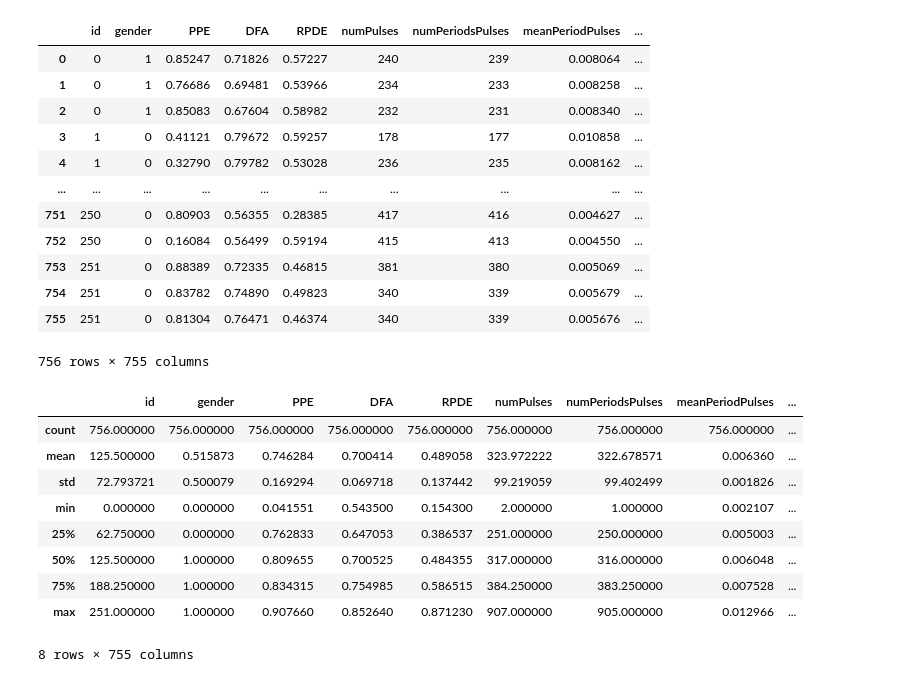
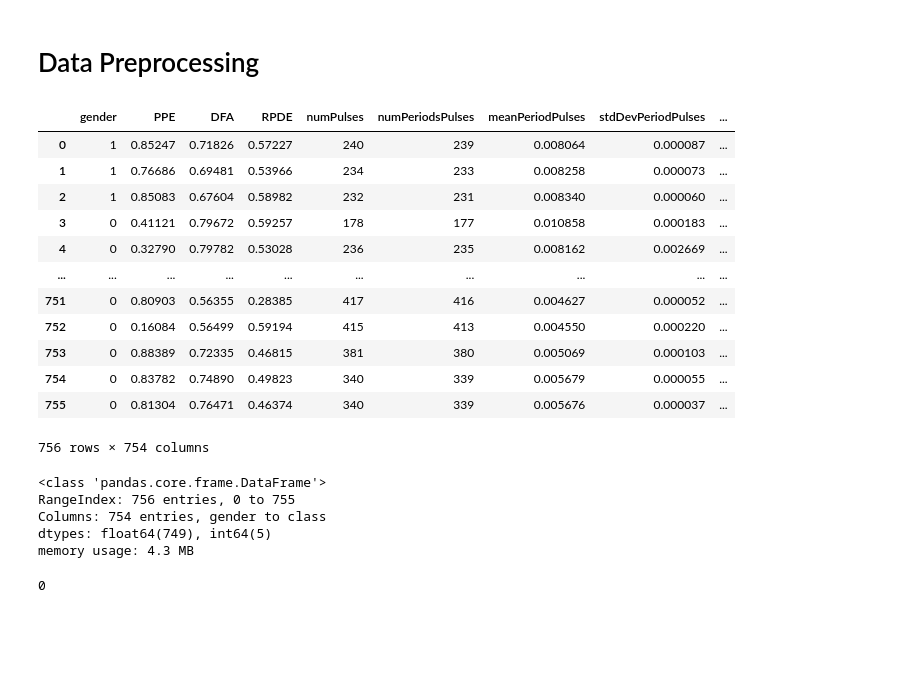
Before and after one commit to Durixas/Parkinson-s-Disease-Prediction-with-Voice-Data, a Jupyter notebook: parkinson.ipynb, the cells around one changed output. Cells and saved outputs as stored; diff of their text form; code cells hidden in the pictures; blank space fills up the shorter version.

```diff
--- a/parkinson.ipynb
+++ b/parkinson.ipynb
@@ -5,30 +15,33 @@ import matplotlib.pyplot as plt
+# %% [markdown]
+# Data Preprocessing
 # %%
 data = pd.read_csv('pd_speech_features.csv', skiprows=1)
+data = data.iloc[:,1:]
 data
 # %% [output]
-|  | id | gender | PPE | DFA | RPDE | numPulses | numPeriodsPulses | meanPeriodPulses | ... |
-| 0 | 0 | 1 | 0.85247 | 0.71826 | 0.57227 | 240 | 239 | 0.008064 | ... |
-| 1 | 0 | 1 | 0.76686 | 0.69481 | 0.53966 | 234 | 233 | 0.008258 | ... |
-| 2 | 0 | 1 | 0.85083 | 0.67604 | 0.58982 | 232 | 231 | 0.008340 | ... |
-| 3 | 1 | 0 | 0.41121 | 0.79672 | 0.59257 | 178 | 177 | 0.010858 | ... |
-| 4 | 1 | 0 | 0.32790 | 0.79782 | 0.53028 | 236 | 235 | 0.008162 | ... |
+|  | gender | PPE | DFA | RPDE | numPulses | numPeriodsPulses | meanPeriodPulses | stdDevPeriodPulses | ... |
+| 0 | 1 | 0.85247 | 0.71826 | 0.57227 | 240 | 239 | 0.008064 | 0.000087 | ... |
+| 1 | 1 | 0.76686 | 0.69481 | 0.53966 | 234 | 233 | 0.008258 | 0.000073 | ... |
+| 2 | 1 | 0.85083 | 0.67604 | 0.58982 | 232 | 231 | 0.008340 | 0.000060 | ... |
+| 3 | 0 | 0.41121 | 0.79672 | 0.59257 | 178 | 177 | 0.010858 | 0.000183 | ... |
+| 4 | 0 | 0.32790 | 0.79782 | 0.53028 | 236 | 235 | 0.008162 | 0.002669 | ... |
 | ... | ... | ... | ... | ... | ... | ... | ... | ... | ... |
-| 751 | 250 | 0 | 0.80903 | 0.56355 | 0.28385 | 417 | 416 | 0.004627 | ... |
-| 752 | 250 | 0 | 0.16084 | 0.56499 | 0.59194 | 415 | 413 | 0.004550 | ... |
-| 753 | 251 | 0 | 0.88389 | 0.72335 | 0.46815 | 381 | 380 | 0.005069 | ... |
-| 754 | 251 | 0 | 0.83782 | 0.74890 | 0.49823 | 340 | 339 | 0.005679 | ... |
-| 755 | 251 | 0 | 0.81304 | 0.76471 | 0.46374 | 340 | 339 | 0.005676 | ... |
+| 751 | 0 | 0.80903 | 0.56355 | 0.28385 | 417 | 416 | 0.004627 | 0.000052 | ... |
+| 752 | 0 | 0.16084 | 0.56499 | 0.59194 | 415 | 413 | 0.004550 | 0.000220 | ... |
+| 753 | 0 | 0.88389 | 0.72335 | 0.46815 | 381 | 380 | 0.005069 | 0.000103 | ... |
+| 754 | 0 | 0.83782 | 0.74890 | 0.49823 | 340 | 339 | 0.005679 | 0.000055 | ... |
+| 755 | 0 | 0.81304 | 0.76471 | 0.46374 | 340 | 339 | 0.005676 | 0.000037 | ... |
-756 rows × 755 columns
+756 rows × 754 columns
 # %%
-data.describe()
+data.info()
 # %% [output]
-|  | id | gender | PPE | DFA | RPDE | numPulses | numPeriodsPulses | meanPeriodPulses | ... |
-| count | 756.000000 | 756.000000 | 756.000000 | 756.000000 | 756.000000 | 756.000000 | 756.000000 | 756.000000 | ... |
-| mean | 125.500000 | 0.515873 | 0.746284 | 0.700414 | 0.489058 | 323.972222 | 322.678571 | 0.006360 | ... |
-| std | 72.793721 | 0.500079 | 0.169294 | 0.069718 | 0.137442 | 99.219059 | 99.402499 | 0.001826 | ... |
-| min | 0.000000 | 0.000000 | 0.041551 | 0.543500 | 0.154300 | 2.000000 | 1.000000 | 0.002107 | ... |
-| 25% | 62.750000 | 0.000000 | 0.762833 | 0.647053 | 0.386537 | 251.000000 | 250.000000 | 0.005003 | ... |
-| 50% | 125.500000 | 1.000000 | 0.809655 | 0.700525 | 0.484355 | 317.000000 | 316.000000 | 0.006048 | ... |
-| 75% | 188.250000 | 1.000000 | 0.834315 | 0.754985 | 0.586515 | 384.250000 | 383.250000 | 0.007528 | ... |
-| max | 251.000000 | 1.000000 | 0.907660 | 0.852640 | 0.871230 | 907.000000 | 905.000000 | 0.012966 | ... |
-8 rows × 755 columns
+<class 'pandas.core.frame.DataFrame'>
+RangeIndex: 756 entries, 0 to 755
+Columns: 754 entries, gender to class
+dtypes: float64(749), int64(5)
+memory usage: 4.3 MB
+# %%
+# Check missing value
+data.isnull().sum().sum()
+# %% [output]
+0
```
Also changed, not shown: parts of 12 cells of this notebook.
